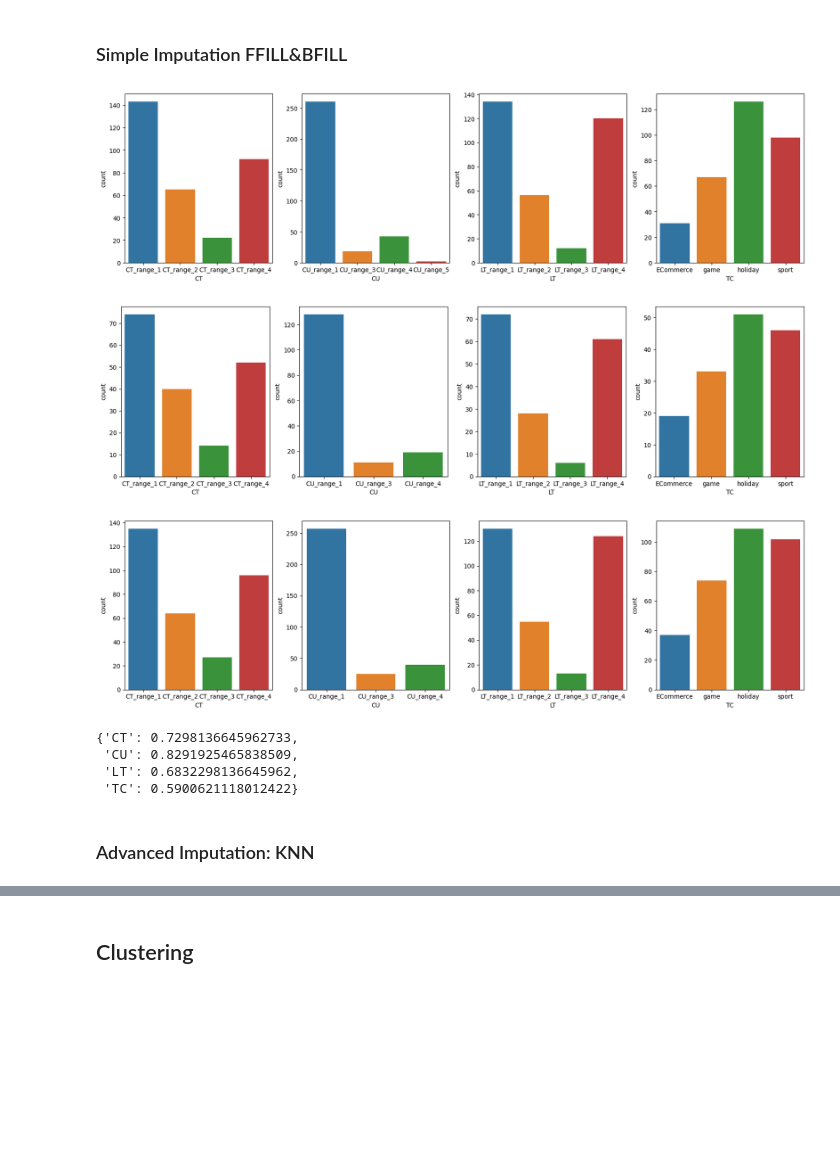
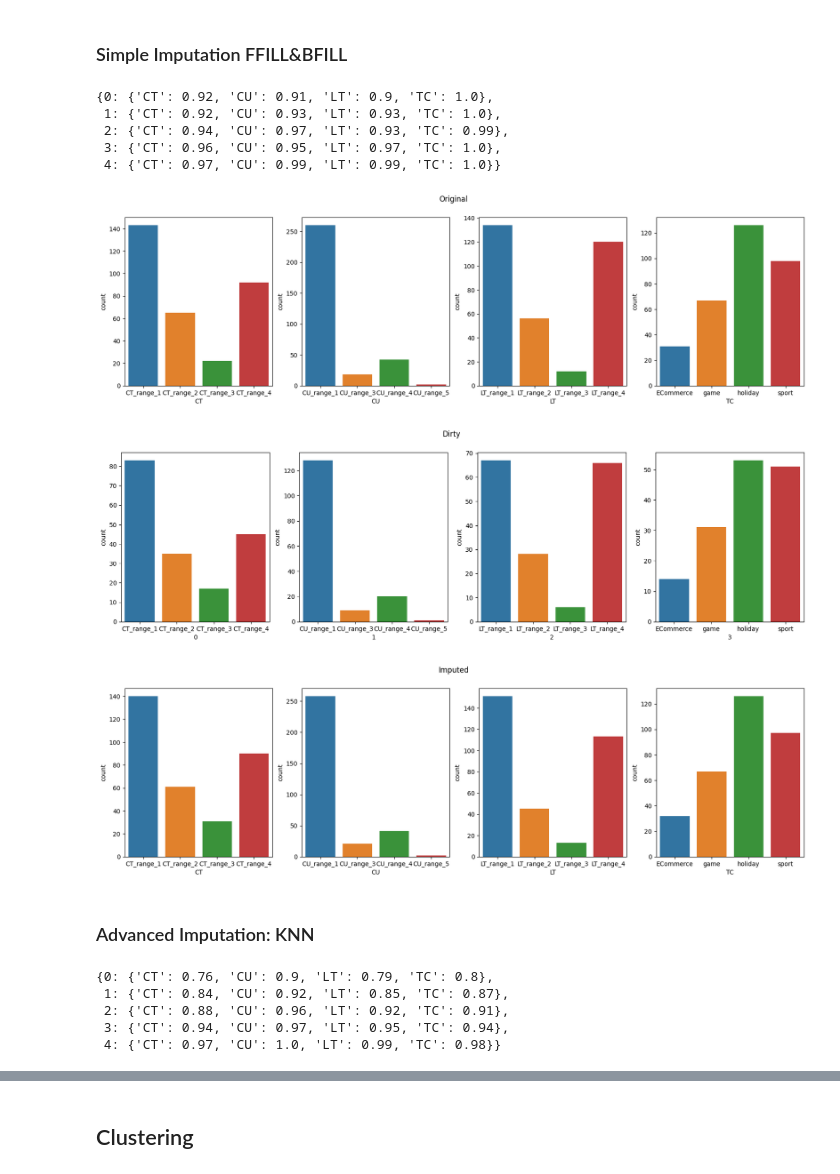
Before and after one commit to pcastiglione99/Data-Quality-Project, a Jupyter notebook: src/project.ipynb, the cells around one changed output, grey strips where cells are left out. Cells and saved outputs as stored; diff of their text form; code cells hidden in the pictures; blank space fills up the shorter version.

```diff
--- a/src/project.ipynb
+++ b/src/project.ipynb
@@ -41,7 +42,7 @@ users = users.sample(frac=1, axis=0).reset_index(drop=True)
 # %% [markdown]
 ## Inject null values
 # %%
-users_dirty = np.array(dirty_completeness.injection(df_pandas=users, seed=1234, name = 'users', name_class="none"))
+users_dirty_all = np.array(dirty_completeness.injection(df_pandas=users, seed=1234, name = 'users', name_class="none"))
 # %% [output]
 saved users-completeness50%
 saved users-completeness60%
@@ -49,4 +50,4 @@ saved users-completeness70%
 saved users-completeness80%
 saved users-completeness90%
 # %%
-users_dirty = users_dirty[0,:,:] #50% completeness
+'''users_dirty = pd.DataFrame(users_dirty_all[0],columns=users.columns) #50% completeness'''
@@ -53,2 +55,0 @@ users_dirty = users_dirty[0,:,:] #50% completeness
-# %%
-users_dirty = pd.DataFrame(users_dirty,columns=users.columns)
@@ -86,17 +70,26 @@ users_simple_imp = users_simple_imp.fillna(method='bfill')
+# %%
+users_simple_imp = {}
+simple_accuracies = {}
+for i, df_dirty in enumerate(users_dirty_all):
+    users_dirty = pd.DataFrame(df_dirty, columns=users.columns)
+    users_simple_imp[i] = users_dirty.fillna(method='ffill')
+    users_simple_imp[i] = users_simple_imp[i].fillna(method='bfill')
+    simple_accuracies[i] = accuracy(users, users_simple_imp[i])
+
+simple_accuracies
+# %% [output]
+{0: {'CT': 0.92, 'CU': 0.91, 'LT': 0.9, 'TC': 1.0},
+ 1: {'CT': 0.92, 'CU': 0.93, 'LT': 0.93, 'TC': 1.0},
+ 2: {'CT': 0.94, 'CU': 0.97, 'LT': 0.93, 'TC': 0.99},
+ 3: {'CT': 0.96, 'CU': 0.95, 'LT': 0.97, 'TC': 1.0},
+ 4: {'CT': 0.97, 'CU': 0.99, 'LT': 0.99, 'TC': 1.0}}
 # %%
-hists_plot(users)
-hists_plot(users_dirty)
-hists_plot(users_simple_imp)
+hists_plot(users,'Original')
+hists_plot(pd.DataFrame(users_dirty_all[0]),'Dirty')
+hists_plot(users_simple_imp[0],'Imputed')
 # %% [output]
-[figure, old version]
+[figure, new version]
-[figure, old version]
+[figure, new version]
-[figure, old version]
+[figure, new version]
-# %%
-accuracy(users, users_simple_imp)
-# %% [output]
-{'CT': 0.7298136645962733,
- 'CU': 0.8291925465838509,
- 'LT': 0.6832298136645962,
- 'TC': 0.5900621118012422}
 # %% [markdown]
 ### Advanced Imputation: KNN
@@ -118,2 +98,30 @@ users_knn_imp = users_knn_imp.apply(lambda e: e.str[3:] )
+# %%
+knn_accuracies = {}
+users_knn_imp = {}
+for i, df_dirty in enumerate(users_dirty_all):
+    users_dirty = pd.DataFrame(df_dirty, columns=users.columns)
+
+    users_dirty_one_hot = pd.get_dummies(users_dirty)
+    for col in users_dirty.columns:
+        users_dirty_one_hot.loc[users_dirty[col].isnull(), users_dirty_one_hot.columns.str.startswith(col)] = np.nan
+
+    knn_imputer = KNNImputer(n_neighbors=4)
+    users_knn_imp_one_hot = pd.DataFrame(knn_imputer.fit_transform(users_dirty_one_hot))
+    users_knn_imp_one_hot.columns = users_dirty_one_hot.columns
+
+    users_knn_imp[i] = pd.DataFrame()
+    for col in users_dirty.columns:
+        users_knn_imp[i][col] = users_knn_imp_one_hot.loc[:, users_knn_imp_one_hot.columns.str.startswith(col)].idxmax(1)
+    users_knn_imp[i] = users_knn_imp[i].apply(lambda e: e.str[3:] )
+    users_knn_imp[i]
+    knn_accuracies[i] = accuracy(users,users_knn_imp[i])
+
+knn_accuracies
+# %% [output]
+{0: {'CT': 0.76, 'CU': 0.9, 'LT': 0.79, 'TC': 0.8},
+ 1: {'CT': 0.84, 'CU': 0.92, 'LT': 0.85, 'TC': 0.87},
+ 2: {'CT': 0.88, 'CU': 0.96, 'LT': 0.92, 'TC': 0.91},
+ 3: {'CT': 0.94, 'CU': 0.97, 'LT': 0.95, 'TC': 0.94},
+ 4: {'CT': 0.97, 'CU': 1.0, 'LT': 0.99, 'TC': 0.98}}
 # %%
 hists_plot(users)
```
Also changed, not shown: parts of 26 cells of this notebook, 9 other files.
